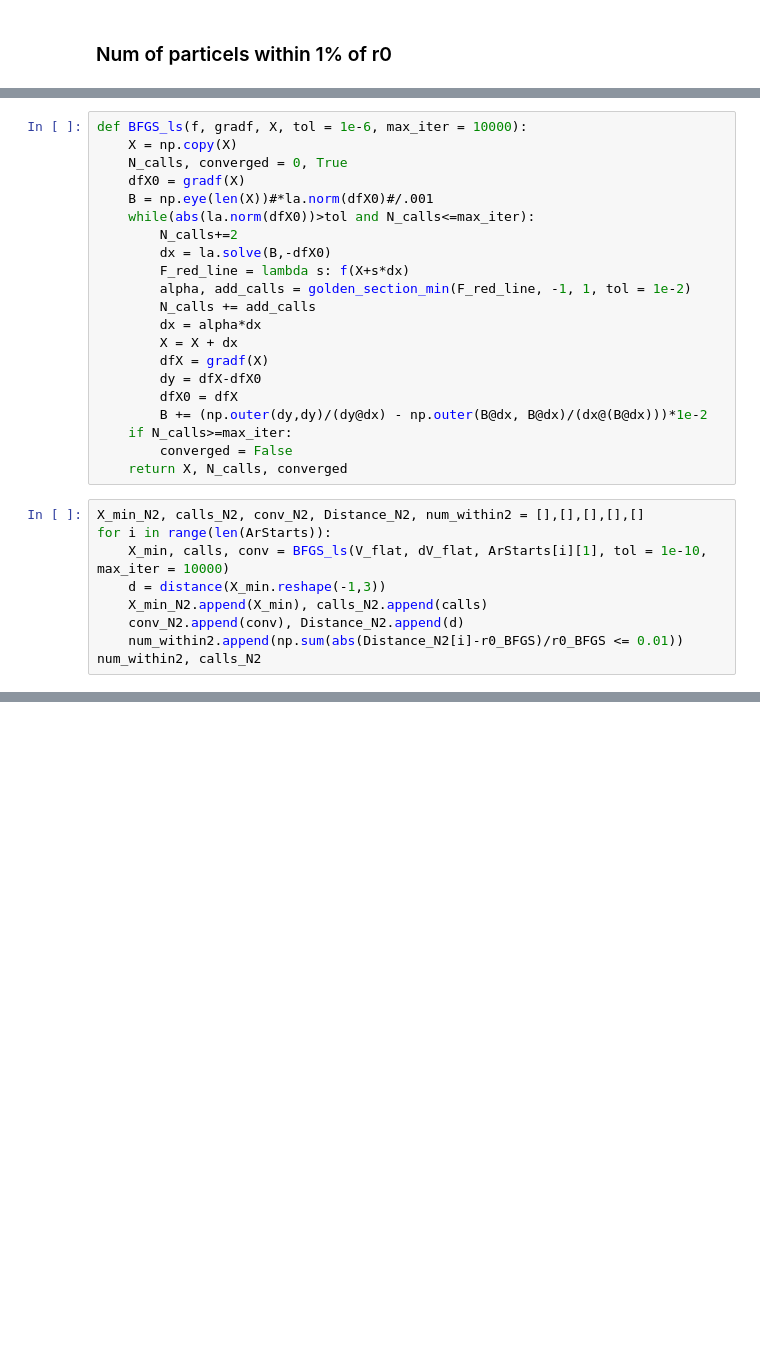
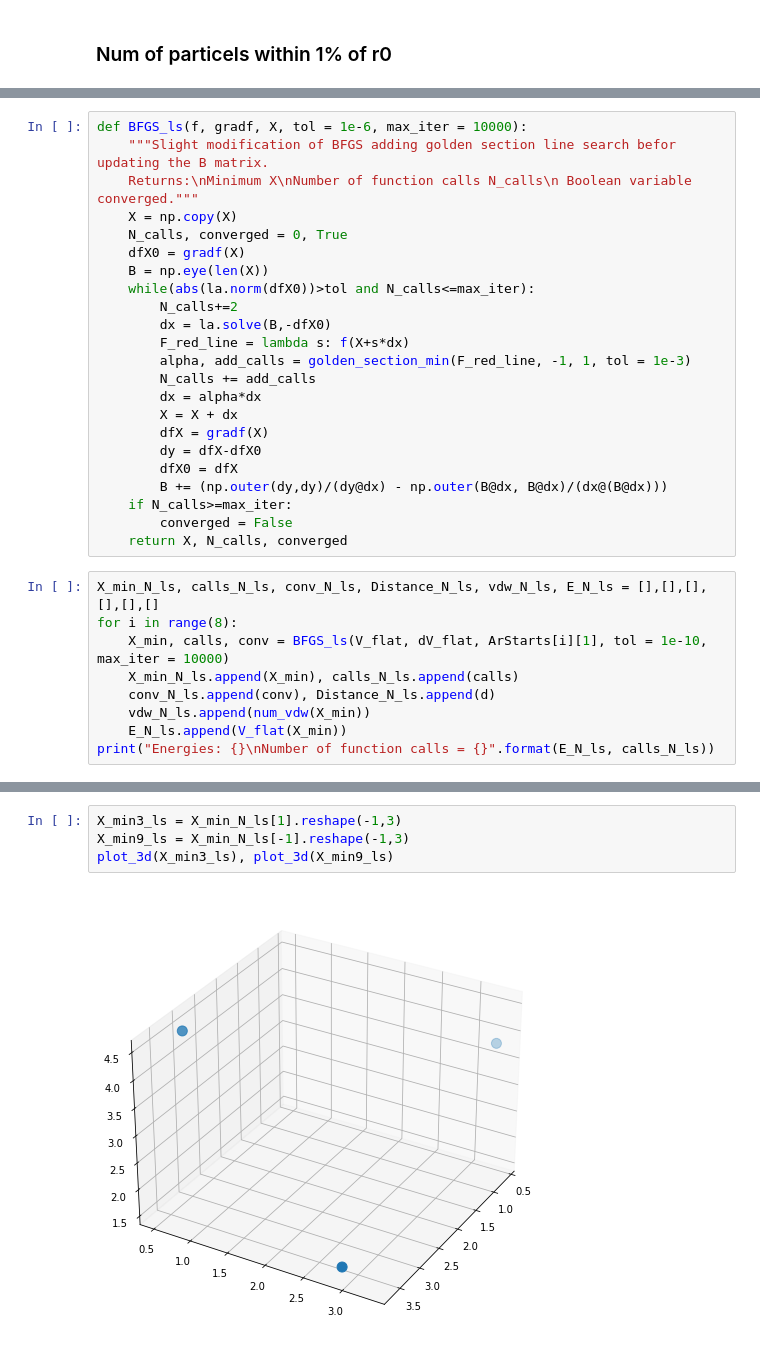
Before and after one commit to Kiril94/SC_Proj, a Jupyter notebook: Proj3/Proj3.ipynb, the cells around one changed output, grey strips where cells are left out. Saved outputs shown, nothing was run; the diff lists cells and outputs as text; blank space fills up the shorter version.

```diff
--- a/Proj3/Proj3.ipynb
+++ b/Proj3/Proj3.ipynb
@@ -368,31 +356,33 @@ def golden_section_min(f, a, b, tol = 1e-3):
 # %%
 def BFGS_ls(f, gradf, X, tol = 1e-6, max_iter = 10000):
+    """Slight modification of BFGS adding golden section line search befor updating the B matrix.
+    Returns:\nMinimum X\nNumber of function calls N_calls\n Boolean variable converged."""
     X = np.copy(X)
     N_calls, converged = 0, True
     dfX0 = gradf(X)
-    B = np.eye(len(X))#*la.norm(dfX0)#/.001
+    B = np.eye(len(X))
     while(abs(la.norm(dfX0))>tol and N_calls<=max_iter):
         N_calls+=2
         dx = la.solve(B,-dfX0)
         F_red_line = lambda s: f(X+s*dx)
-        alpha, add_calls = golden_section_min(F_red_line, -1, 1, tol = 1e-2)
+        alpha, add_calls = golden_section_min(F_red_line, -1, 1, tol = 1e-3)
         N_calls += add_calls
         dx = alpha*dx
         X = X + dx
         dfX = gradf(X)
         dy = dfX-dfX0
         dfX0 = dfX
-        B += (np.outer(dy,dy)/(dy@dx) - np.outer(B@dx, B@dx)/(dx@(B@dx)))*1e-2
+        B += (np.outer(dy,dy)/(dy@dx) - np.outer(B@dx, B@dx)/(dx@(B@dx)))
     if N_calls>=max_iter:
         converged = False
     return X, N_calls, converged
 # %%
-X_min_N2, calls_N2, conv_N2, Distance_N2, num_within2 = [],[],[],[],[]
-for i in range(len(ArStarts)):
+X_min_N_ls, calls_N_ls, conv_N_ls, Distance_N_ls, vdw_N_ls, E_N_ls = [],[],[],[],[],[]
+for i in range(8):
     X_min, calls, conv = BFGS_ls(V_flat, dV_flat, ArStarts[i][1], tol = 1e-10, max_iter = 10000)
-    d = distance(X_min.reshape(-1,3))
-    X_min_N2.append(X_min), calls_N2.append(calls)
-    conv_N2.append(conv), Distance_N2.append(d)
-    num_within2.append(np.sum(abs(Distance_N2[i]-r0_BFGS)/r0_BFGS <= 0.01))
-num_within2, calls_N2
+    X_min_N_ls.append(X_min), calls_N_ls.append(calls)
+    conv_N_ls.append(conv), Distance_N_ls.append(d)
+    vdw_N_ls.append(num_vdw(X_min))
+    E_N_ls.append(V_flat(X_min))
+print("Energies: {}\nNumber of function calls = {}".format(E_N_ls, calls_N_ls))
 # %% [output]
@@ -421,0 +397,6 @@ ax.view_init(0, 70)
+# %%
+X_min3_ls = X_min_N_ls[1].reshape(-1,3)
+X_min9_ls = X_min_N_ls[-1].reshape(-1,3)
+plot_3d(X_min3_ls), plot_3d(X_min9_ls)
+# %% [output]
+[figure, added]
```
Also changed, not shown: parts of 50 cells of this notebook, 1 other file.
